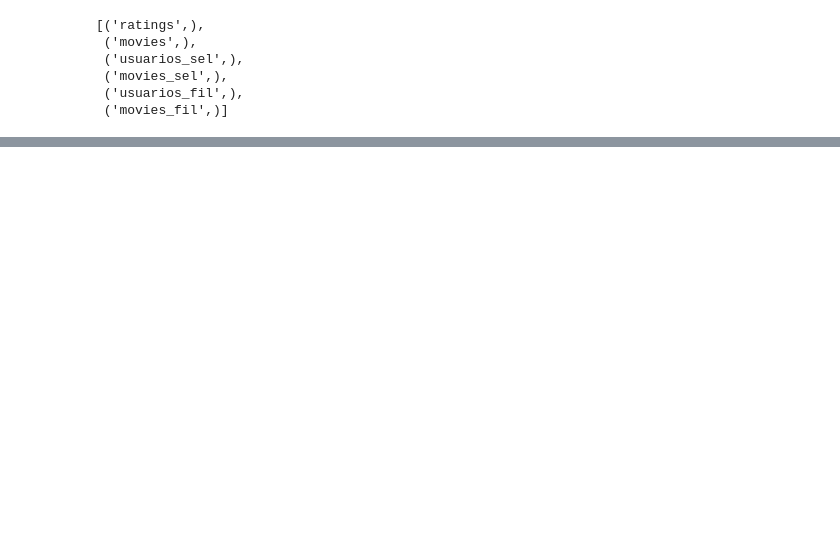
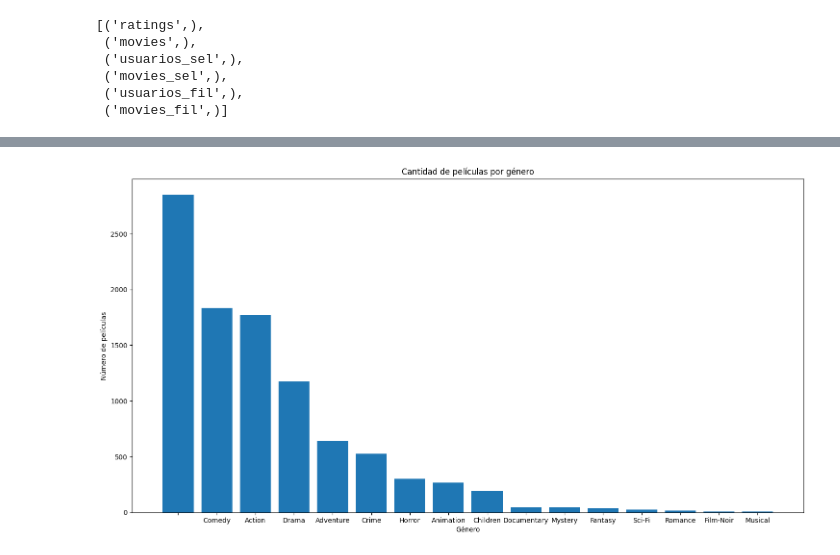
Before and after one commit to Estebanarci2/Marketing-analitica3, a Jupyter notebook: B)EXPLORATORIO.ipynb, the cells around one changed output, grey strips where cells are left out. Drawn from its saved outputs; the diff is of its cells as text; code cells hidden in the pictures; blank space fills up the shorter version.

```diff
--- a/B)EXPLORATORIO.ipynb
+++ b/B)EXPLORATORIO.ipynb
@@ -34 +76,21 @@ cur.fetchall()
+# %%
+cur.execute("""
+     SELECT SUBSTR(genres, 1, INSTR(genres, '|') - 1) AS genero, COUNT(*) AS total_peliculas
+     FROM movies
+     GROUP BY genero
+     ORDER BY total_peliculas DESC
+""")
+gen = cur.fetchall()
+
+# Crear el gráfico de barras
+x = [row[0] for row in gen]
+y = [row[1] for row in gen]
+plt.figure(figsize=(18,9))
+plt.bar(x, y)
+plt.xlabel('Género')
+plt.ylabel('Número de películas')
+plt.title('Cantidad de películas por género')
+plt.show()
+# %% [output]
+[figure, added]
 # %%
```
Also changed, not shown: parts of 6 cells of this notebook.
